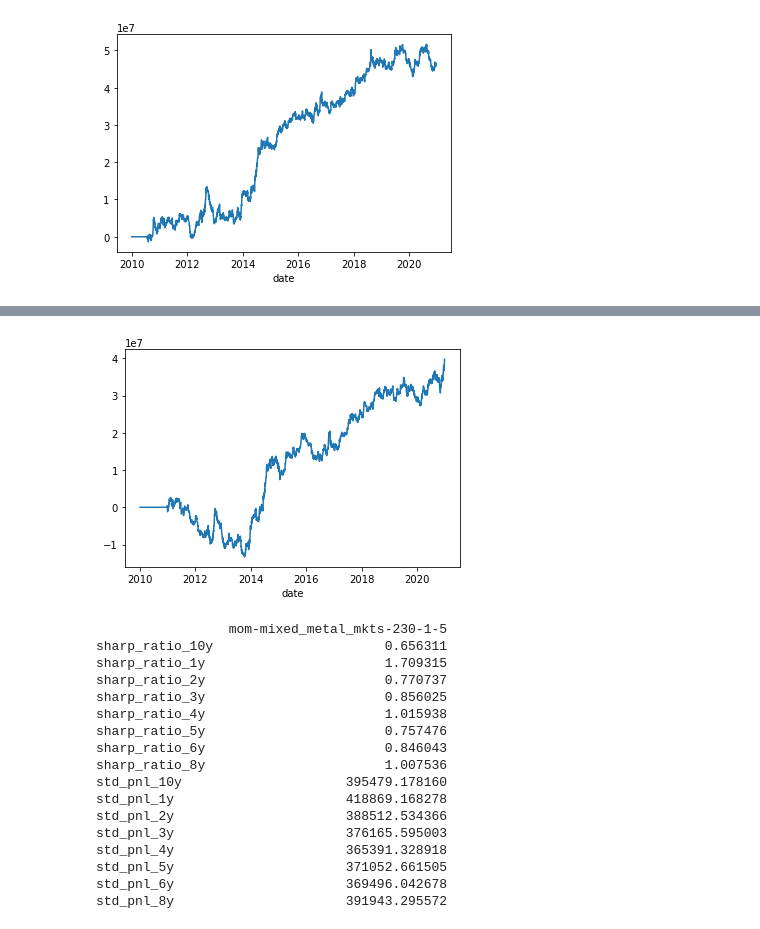
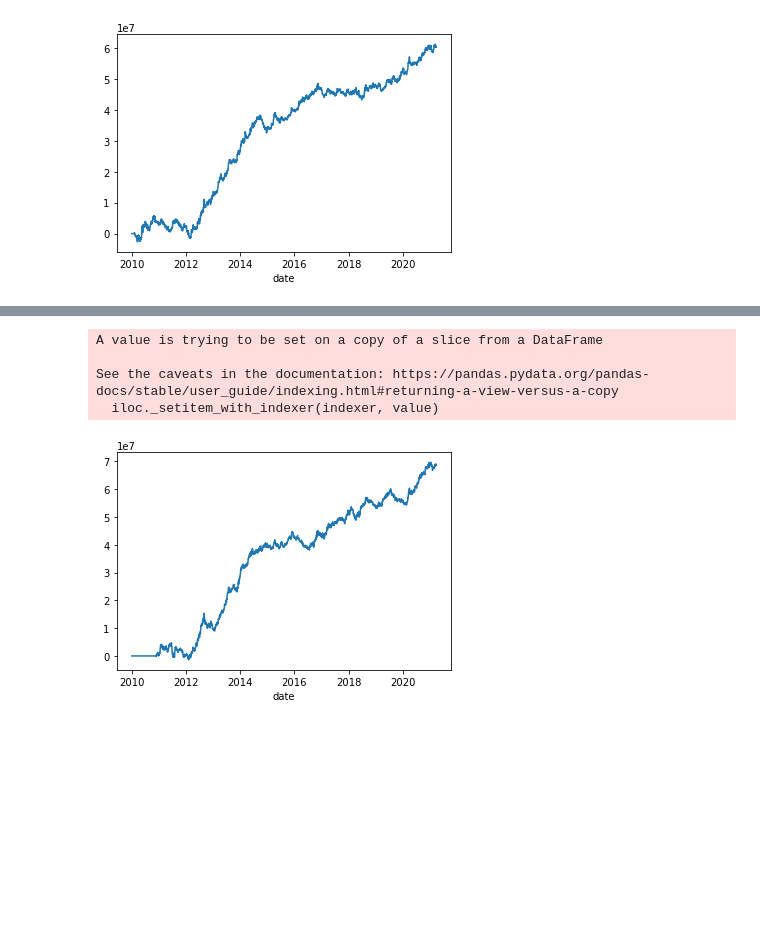
Before and after one commit to harvey1673/pyktrader3, a Jupyter notebook: bktest/bktest_daily_xsmom.ipynb, the cells around one changed output, grey strips where cells are left out. Saved outputs shown, nothing was run; the diff lists cells and outputs as text; code cells hidden in the pictures; blank space fills up the shorter version.

```diff
--- a/bktest/bktest_daily_xsmom.ipynb
+++ b/bktest/bktest_daily_xsmom.ipynb
@@ -61,8 +51,8 @@ sim_start_dict = { 'c': datetime.date(2008,10,1), 'm': datetime.date(2010,10,1),
 # %%
 field_list = ['open', 'high', 'low', 'close', 'volume', 'openInterest', 'contract', 'shift']
 
-start_date = datetime.date(2010,1,1)
-end_date = datetime.date(2020,12,23)
+start_date = datetime.date(2010, 1, 1)
+end_date = datetime.date(2021, 3, 26)
 pnl_tenors = ['1y', '2y', '3y', '4y', '5y', '6y', '8y', '10y']
 
 sim_products = commod_all_mkts
@@ -271,13 +261,13 @@ mixed_metal_mkts = ['rb', 'hc', 'i', 'j', 'jm', 'ru', 'FG', 'ZC', 'cu', 'al', 'z
 commod_mkts = ['rb', 'hc', 'i', 'j', 'jm', 'ru', 'FG', 'ZC', 'cu', 'al', 'zn', 'pb', 'ni', 'sn', \
                'l', 'pp', 'v', 'TA', 'MA', 'bu', 'sc', 'm', 'RM', 'y', 'p', 'OI', 'a', 'c', 'cs', 'CF', 'SR', 'jd']
 
-product_list =  mixed_metal_mkts
+product_list =  commod_mkts
 #commod_mkts #ind_all_mkts + ags_all_mkts # ind_metal_mkts # commod_all_mkts #  ferrous_products_mkts #
-product_name = 'mixed_metal_mkts'
+product_name = 'commod_mkts'
 run_mode = 'madist'
 start_date = datetime.date(2010,1,1)
-end_date = datetime.date(2020,12,23)
-
+end_date = datetime.date(2021,3,26)
+cost_ratio = 0.5
 pos_std = 1
 std_win = 20
 ma_win = 120
@@ -296,18 +286,21 @@ pos_sum = pd.DataFrame()
 pos_list = []
 #scenarios = list(itertools.product(index_list, column_list))
 #mixed_metal_mkts
-scenarios = [('mom', 130, 1, 5, [0.0]), ('mom', 230, 1, 5, [0.0]),\
-             ('rsima', 60, 80, 5, [0.0]), ('rsima', 10, 80, 5, [0.0]), ('rsima', 40, 20, 5, [0.0]),\
-             ('madist', 16, 100, 5, [1.5, 2.0]), ('madist', 40, 100, 5, [1.5, 2.0]), ('madist', 56, 140, 5, [1.5, 2.0])]
+#scenarios = [('mom', 1.0, 130, 1, 5, [0.0]), ('mom', 1.0, 230, 1, 5, [0.0]),\
+#             ('rsima', 1.0, 60, 80, 5, [0.0]), ('rsima', 1.0, 10, 80, 5, [0.0]), ('rsima', 1.0, 40, 20, 5, [0.0]),\
+#             ('madist', 1.0, 16, 100, 5, [1.5, 2.0]), ('madist', 1.0, 40, 100, 5, [1.5, 2.0]), ('madist', 1.0, 56, 140, 5, [1.5, 2.0])]
 #commod_all_mkts
-#scenarios = [('mom', 20, 1, 5, [0.0]), ('mom', 210, 1, 5, [0.0]), #('mom', 160, 1, 5, [0.0]),
-#             ('momma', 140, 120, 5, [0.0]), ('momma', 240, 120, 5, [0.0]), \
-#             ('rsima', 70, 60, 5, [0.0]), ('rsima', 100, 80, 5, [0.0]), ('rsima', 90, 10, 5, [0.0]), \
-#             ('madist', 8, 100, 5, [1.5, 2.0]), ('madist', 16, 100, 5, [1.5, 2.0]), ('madist', 32, 100, 5, [1.5, 2.0]), #('madist', 64, 100, 5, [1.5, 2.0]),
-#            ]
+scenarios = [('mom', 1.0, 20, 1, 5, [0.0]), ('mom', 1.0, 210, 1, 5, [0.0]), #('mom', 1.0, 160, 1, 5, [0.0]),
+             ('momma', 1.0, 140, 120, 5, [0.0]), ('momma', 1.0, 240, 120, 5, [0.0]), \
+             ('rsima', 1.0, 70, 60, 5, [0.0]), ('rsima', 1.0, 100, 80, 5, [0.0]), ('rsima', 1.0, 90, 10, 5, [0.0]), \
+             ('madist', 1.0, 8, 100, 5, [1.5, 2.0]), ('madist', 1.0, 16, 100, 5, [1.5, 2.0]), ('madist', 1.0, 32, 100, 5, [1.5, 2.0]), #('madist', 64, 100, 5, [1.5, 2.0]),
+            ]
 if run_sratio:
     for yr in sratio_years:
         sratio[yr] = pd.DataFrame(0, index = index_list, columns = column_list)
+
+port_pnl = pd.Series()
+weight = 1.0
 
 for scen in scenarios:
     if len(scen) == 2:
@@ -326,19 +319,20 @@ for scen in scenarios:
         else:
             print("unsupported run_mode")
             continue
-    elif len(scen) == 5:
+    elif len(scen) >= 6:
         run_mode = scen[0]
-        win = scen[1]
-        ma_win = scen[2]
-        rebal = scen[3]
-        params = scen[4]
+        weight = scen[1]
+        win = scen[2]
+        ma_win = scen[3]
+        rebal = scen[4]
+        params = scen[5]
     else:
         print("unsupported scenarios")
         continue
     run_args = {}
     run_args['start_date'] = start_date
     run_args['end_date'] = end_date
-    run_args['cost_ratio'] = 0.5
+    run_args['cost_ratio'] = cost_ratio
     run_args['product_list'] = product_list
     run_args['run_name'] = run_name = '-'.join([run_mode, product_name, str(win), str(ma_win), str(rebal)])
     run_args['win'] = win
@@ -360,12 +354,21 @@ for scen in scenarios:
     print(vdf)
     if run_pos_sum:
         pos_list.append(res['pos_df'])
-        pos_sum = pos_sum.add(res['pos_df'], fill_value = 0)
+        pos_sum = pos_sum.add(res['pos_df'] * weight, fill_value = 0)
+        port_pnl = port_pnl.add(res['cum_pnl'] * weight, fill_value = 0)
     if run_sratio:
         for yr in sratio_years:
             lbl = 'sharp_ratio_' + str(yr) + 'y'
             sratio[yr][scen_y].loc[scen_x] = res['pnl_stats'][run_name][lbl]
 
+port_pnl.plot()
+port_pnl.name = 'daily_pnl'
+plt.show()
+res_pnl = backtest.pnl_stats_by_tenor(port_pnl.diff().dropna(), tenors = pnl_tenors, field = None)
+vdf = pd.DataFrame.from_dict(res_pnl, orient='index').sort_index()
+vdf = vdf.loc[[idx for idx in vdf.index if ('sharp' in idx) or ('std' in idx)], :]
+print(port_pnl[-30:])
+print(vdf)
 
 cum_df = pd.concat(cum_list, axis = 1)
 cum_df.to_csv(save_loc + 'pnl.csv')
@@ -380 +387 @@ if run_sratio:
-[figure, old version]
+[figure, new version]
@@ -398,18 +405,5 @@ std_pnl_8y                      384832.538358
+A value is trying to be set on a copy of a slice from a DataFrame
+
+See the caveats in the documentation: https://pandas.pydata.org/pandas-docs/stable/user_guide/indexing.html#returning-a-view-versus-a-copy
+  iloc._setitem_with_indexer(indexer, value)
-[figure, old version]
+[figure, new version]
-                 mom-mixed_metal_mkts-230-1-5
-sharp_ratio_10y                      0.656311
-sharp_ratio_1y                       1.709315
-sharp_ratio_2y                       0.770737
-sharp_ratio_3y                       0.856025
-sharp_ratio_4y                       1.015938
-sharp_ratio_5y                       0.757476
-sharp_ratio_6y                       0.846043
-sharp_ratio_8y                       1.007536
-std_pnl_10y                     395479.178160
-std_pnl_1y                      418869.168278
-std_pnl_2y                      388512.534366
-std_pnl_3y                      376165.595003
-std_pnl_4y                      365391.328918
-std_pnl_5y                      371052.661505
-std_pnl_6y                      369496.042678
-std_pnl_8y                      391943.295572
```
Also changed, not shown: parts of 3 cells of this notebook, 15 other files.
